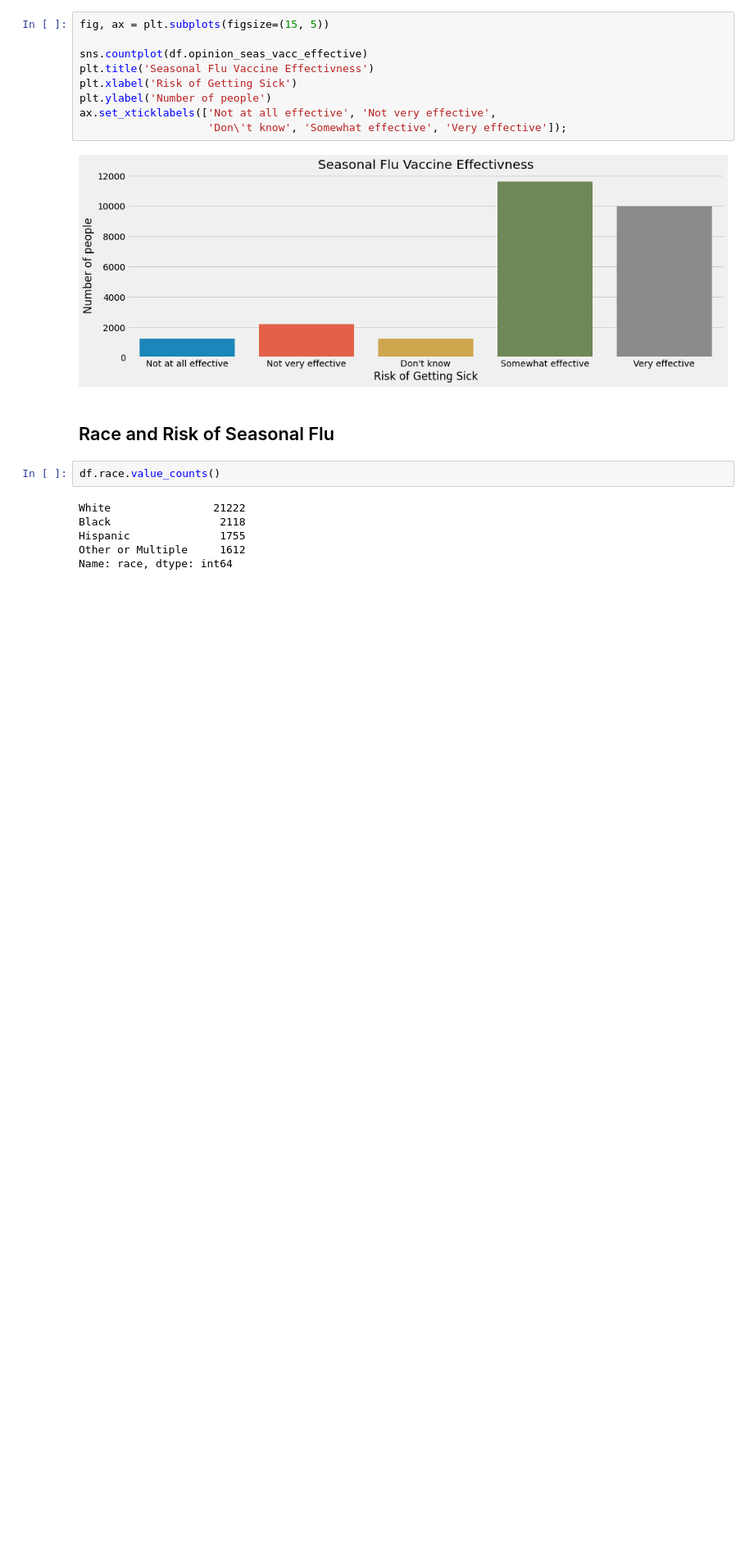
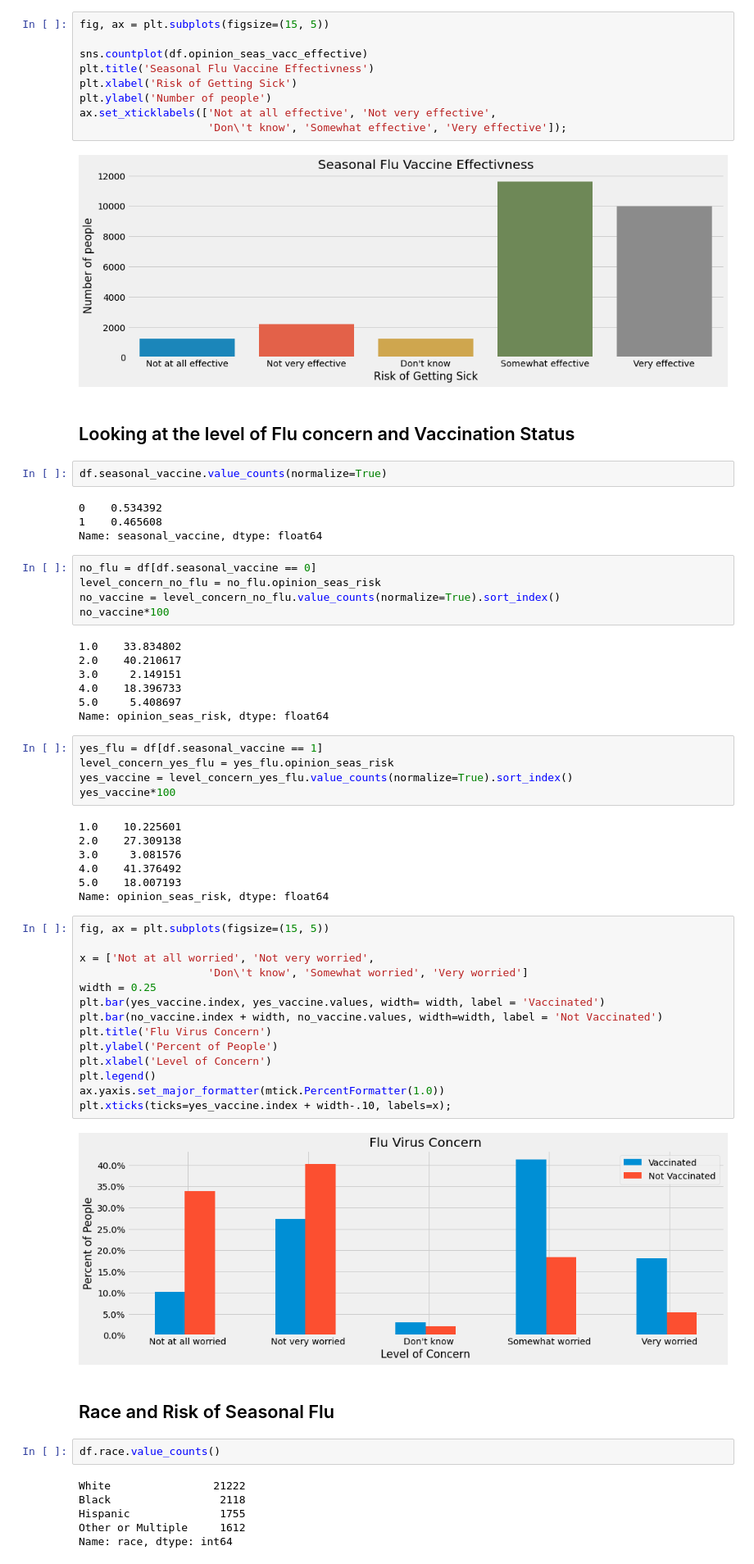
Before and after one commit to mankah/Capstone, a Jupyter notebook: Flu_analysis_models/00_Seasonal_Flu_Analysis.ipynb, the cells around one changed output. Shown at 82% size. Drawn from its saved outputs; the diff is of its cells as text; blank space fills up the shorter version.

```diff
--- a/Flu_analysis_models/00_Seasonal_Flu_Analysis.ipynb
+++ b/Flu_analysis_models/00_Seasonal_Flu_Analysis.ipynb
@@ -69,6 +69,54 @@ ax.set_xticklabels(['Not at all effective', 'Not very effective',
                     'Don\'t know', 'Somewhat effective', 'Very effective']);
 # %% [output]
 [figure]
+# %% [markdown]
+## Looking at the level of Flu concern and Vaccination Status
+# %%
+df.seasonal_vaccine.value_counts(normalize=True)
+# %% [output]
+0    0.534392
+1    0.465608
+Name: seasonal_vaccine, dtype: float64
+# %%
+no_flu = df[df.seasonal_vaccine == 0]
+level_concern_no_flu = no_flu.opinion_seas_risk
+no_vaccine = level_concern_no_flu.value_counts(normalize=True).sort_index()
+no_vaccine*100
+# %% [output]
+1.0    33.834802
+2.0    40.210617
+3.0     2.149151
+4.0    18.396733
+5.0     5.408697
+Name: opinion_seas_risk, dtype: float64
+# %%
+yes_flu = df[df.seasonal_vaccine == 1]
+level_concern_yes_flu = yes_flu.opinion_seas_risk
+yes_vaccine = level_concern_yes_flu.value_counts(normalize=True).sort_index()
+yes_vaccine*100
+# %% [output]
+1.0    10.225601
+2.0    27.309138
+3.0     3.081576
+4.0    41.376492
+5.0    18.007193
+Name: opinion_seas_risk, dtype: float64
+# %%
+fig, ax = plt.subplots(figsize=(15, 5))
+
+x = ['Not at all worried', 'Not very worried',
+                    'Don\'t know', 'Somewhat worried', 'Very worried']
+width = 0.25
+plt.bar(yes_vaccine.index, yes_vaccine.values, width= width, label = 'Vaccinated')
+plt.bar(no_vaccine.index + width, no_vaccine.values, width=width, label = 'Not Vaccinated')
+plt.title('Flu Virus Concern')
+plt.ylabel('Percent of People')
+plt.xlabel('Level of Concern')
+plt.legend()
+ax.yaxis.set_major_formatter(mtick.PercentFormatter(1.0))
+plt.xticks(ticks=yes_vaccine.index + width-.10, labels=x);
+# %% [output]
+[figure, added]
 # %% [markdown]
 ## Race and Risk of Seasonal Flu
 # %%
```
Also changed, not shown: 2 other files.
